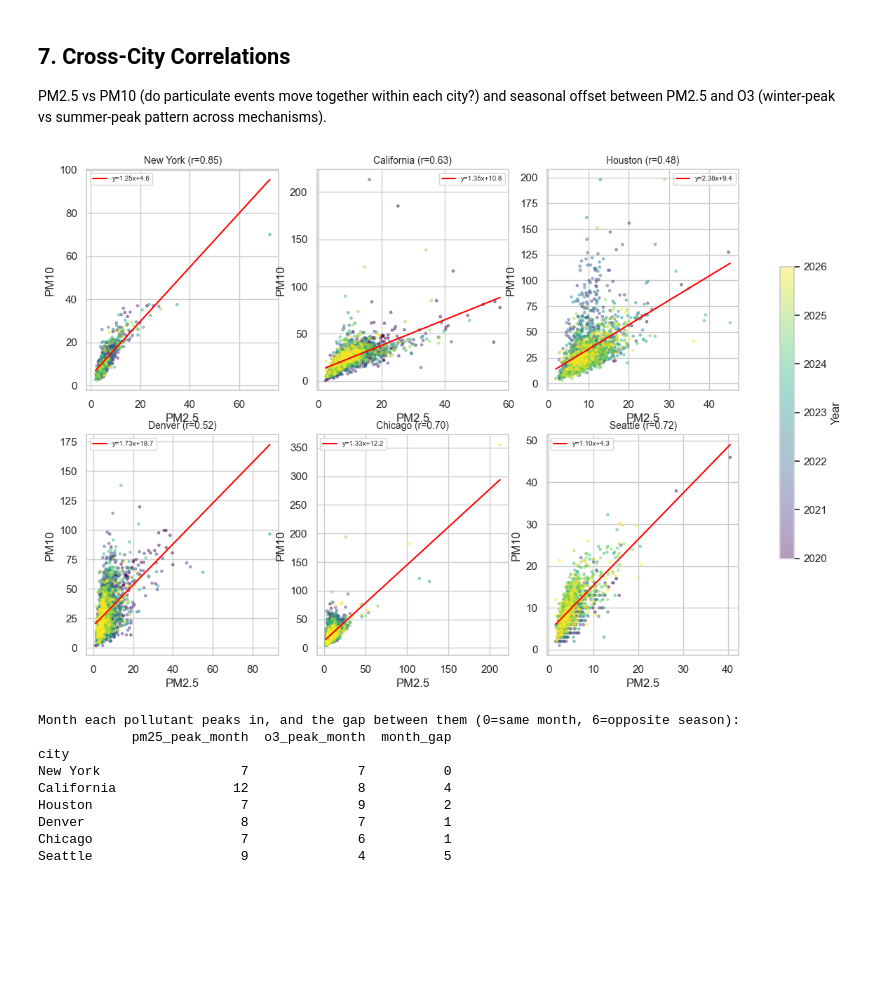
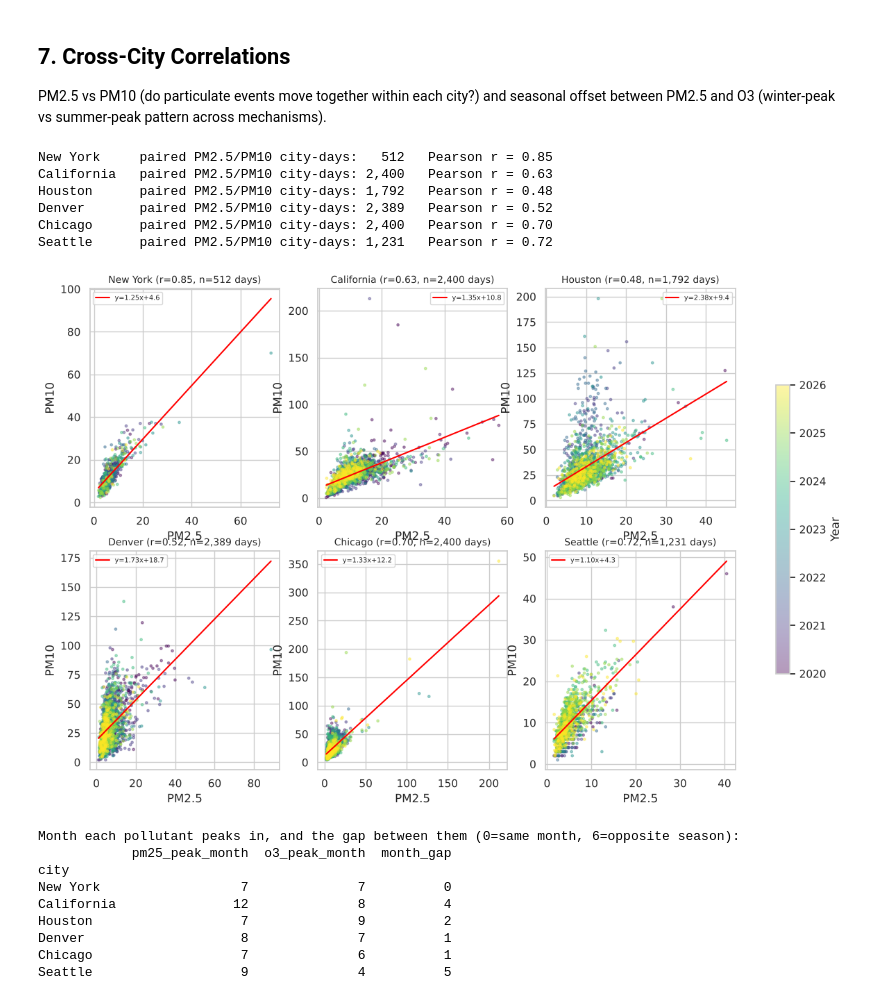
Before and after one commit to AlonsoSheila/air-quality-usa, a Jupyter notebook: air_quality_usa.ipynb, the cells around one changed output. Drawn from its saved outputs; the diff is of its cells as text; code cells hidden in the pictures; blank space fills up the shorter version.

```diff
--- a/air_quality_usa.ipynb
+++ b/air_quality_usa.ipynb
@@ -644,7 +663,7 @@ pivot_pd_M.index.name = "Year"
 display(pivot_pd_M.style
     .format("{:.1f}M")
     .background_gradient(cmap="YlOrRd", axis=None)
-    .set_caption("Person-days of PM2.5 exceedance, millions (EPA 24-hour threshold 35 µg/m³)")
+    .set_caption("Person-days of PM2.5 exceedance, millions (EPA 24-hour threshold 35 µg/m³; 2026 is a partial year)")
     .set_table_styles([
         {"selector": "caption", "props": [("font-size", "13px"), ("font-weight", "bold")]}
     ])
@@ -659,7 +678,7 @@ for city in CITY_ORDER:
         ax.plot(city_data["year"], city_data["person_days"] / 1e6,
                 marker="o", label=city, color=CITY_COLOR[city])
 ax.set_ylabel("Million person-days of PM2.5 exceedance")
-ax.set_title("Population-Weighted PM2.5 Exceedance by City, 2020–2026")
+ax.set_title("Population-Weighted PM2.5 Exceedance by City, 2020–2026 (2026 partial)")
 ax.set_xlabel("Year")
 ax.legend()
 ax.yaxis.set_major_formatter(plt.FuncFormatter(lambda x, _: f"{x:.1f}M"))
@@ -679,7 +698,7 @@ for city in CITY_ORDER:
         ax2.plot(city_data["year"], city_data["person_days_per_capita"],
                  marker="o", label=city, color=CITY_COLOR[city])
 ax2.set_ylabel("Person-days of PM2.5 exceedance per capita")
-ax2.set_title("Population-Weighted PM2.5 Exceedance Per Capita by City, 2020–2026")
+ax2.set_title("Population-Weighted PM2.5 Exceedance Per Capita by City, 2020–2026 (2026 partial)")
 ax2.set_xlabel("Year")
 ax2.set_xticks(list(range(2020, 2027)))
 ax2.legend()
@@ -803,31 +820,40 @@ across mechanisms).
 # %%
 fig, axes = plt.subplots(2, 3, figsize=(15, 9))
 for ax, city in zip(axes.flat, CITY_ORDER):
     city_data = pollutants[pollutants["city"] == city]
     wide = city_data.pivot_table(index="date", columns="pollutant", values="value")
     if {"pm25", "pm10"}.issubset(wide.columns):
         valid = wide[["pm25", "pm10"]].dropna().reset_index()
         valid["year"] = pd.to_datetime(valid["date"]).dt.year
-        r = valid["pm25"].corr(valid["pm10"]) if len(valid) > 10 else float("nan")
+        n_pairs = len(valid)  # city-days with BOTH PM2.5 and PM10 (not raw row counts)
+        r = valid["pm25"].corr(valid["pm10"]) if n_pairs > 10 else float("nan")
+        print(f"{city:<12} paired PM2.5/PM10 city-days: {n_pairs:>5,}   Pearson r = {r:.2f}")
 
         scatter = ax.scatter(valid["pm25"], valid["pm10"], c=valid["year"], cmap="viridis", s=6, alpha=0.4)
 
-        m, b = np.polyfit(valid["pm25"], valid["pm10"], 1)
-        x_line = np.linspace(valid["pm25"].min(), valid["pm25"].max(), 100)
-        ax.plot(x_line, m * x_line + b, color="red", linewidth=1.5, label=f"y={m:.2f}x+{b:.1f}")
+        if n_pairs >= 3:
+            m, b = np.polyfit(valid["pm25"], valid["pm10"], 1)
+            x_line = np.linspace(valid["pm25"].min(), valid["pm25"].max(), 100)
+            ax.plot(x_line, m * x_line + b, color="red", linewidth=1.5, label=f"y={m:.2f}x+{b:.1f}")
 
-        ax.set_title(f"{city} (r={r:.2f})", fontsize=10)
+        ax.set_title(f"{city} (r={r:.2f}, n={n_pairs:,} days)", fontsize=10)
         ax.set_xlabel("PM2.5")
         ax.set_ylabel("PM10")
         ax.legend(fontsize=7)
     else:
         ax.set_visible(False)
 
 fig.colorbar(scatter, ax=axes, label="Year", shrink=0.6)
 plt.savefig("images/fig7_pm25_pm10_correlation.png", dpi=150, bbox_inches="tight")
 plt.show()
 # %% [output]
+New York     paired PM2.5/PM10 city-days:   512   Pearson r = 0.85
+California   paired PM2.5/PM10 city-days: 2,400   Pearson r = 0.63
+Houston      paired PM2.5/PM10 city-days: 1,792   Pearson r = 0.48
+Denver       paired PM2.5/PM10 city-days: 2,389   Pearson r = 0.52
+Chicago      paired PM2.5/PM10 city-days: 2,400   Pearson r = 0.70
+Seattle      paired PM2.5/PM10 city-days: 1,231   Pearson r = 0.72
-[figure, old version]
+[figure, new version]
 # %%
 # Seasonal offset: does each city's PM2.5 peak in a different month than
 # its O3 peak? This is the second analysis promised in this section's
```
Also changed, not shown: parts of 23 cells of this notebook, 9 other files.
